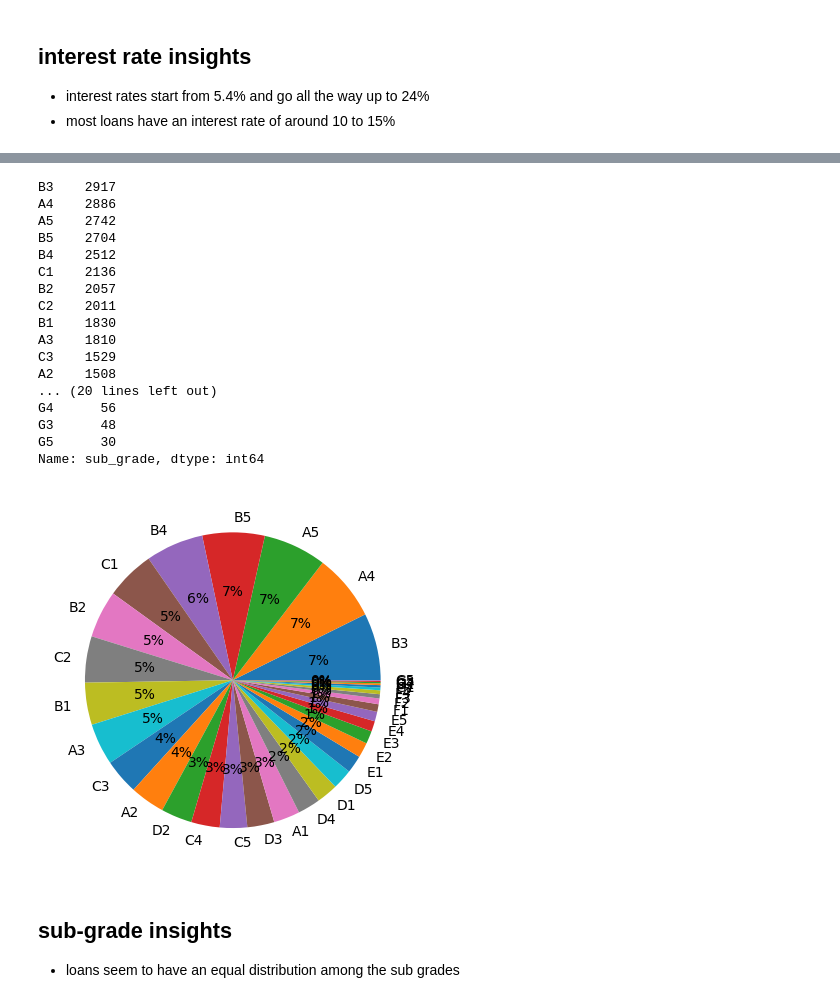
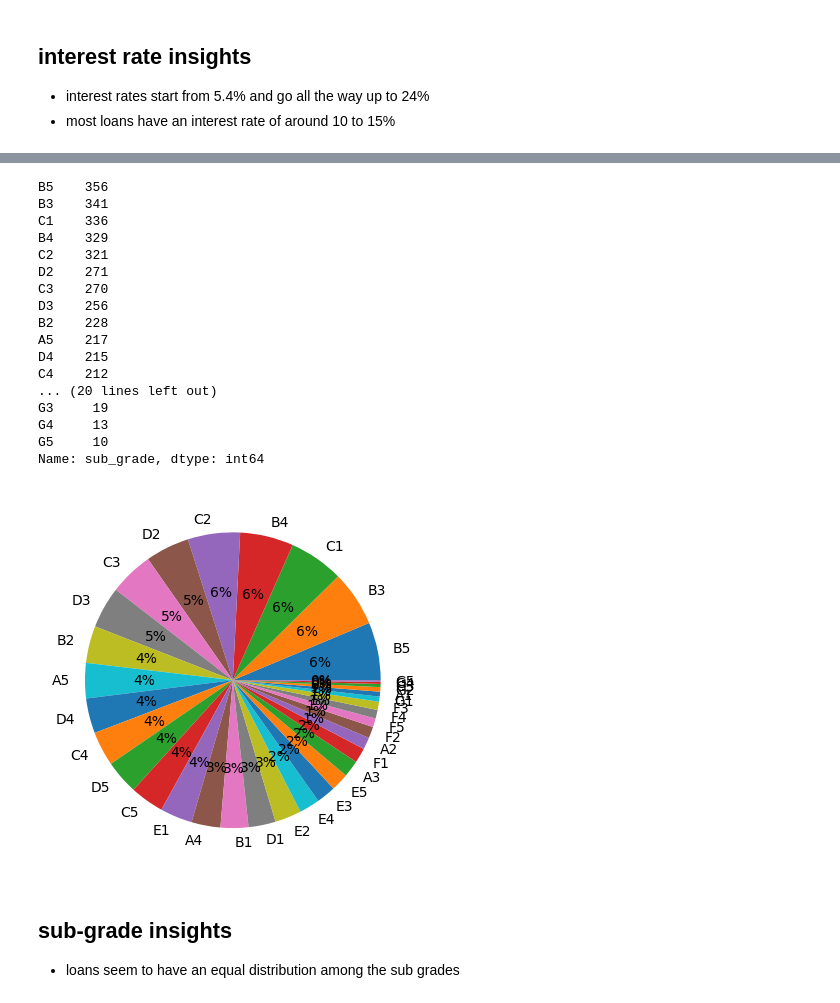
Before and after one commit to udaykirankavaturu/lending-club-case-study, a Jupyter notebook: uday_kiran_kavaturu.ipynb, the cells around one changed output, grey strips where cells are left out. Drawn from its saved outputs; the diff is of its cells as text; code cells hidden in the pictures.

```diff
--- a/uday_kiran_kavaturu.ipynb
+++ b/uday_kiran_kavaturu.ipynb
@@ -336,28 +335,28 @@ sns.displot(data=df, x="sub_grade", kde=True).set_xticklabels(rotation=90)
 # %%
-df['sub_grade'].value_counts()
+charged_off_loans_df['sub_grade'].value_counts()
 # %% [output]
-B3    2917
-A4    2886
-A5    2742
-B5    2704
-B4    2512
-C1    2136
-B2    2057
-C2    2011
-B1    1830
-A3    1810
-C3    1529
-A2    1508
+B5    356
+B3    341
+C1    336
+B4    329
+C2    321
+D2    271
+C3    270
+D3    256
+B2    228
+A5    217
+D4    215
+C4    212
 ... (20 lines left out)
-G4      56
-G3      48
-G5      30
+G3     19
+G4     13
+G5     10
 Name: sub_grade, dtype: int64
 # %%
-sub_grades = df['sub_grade'].value_counts()
+sub_grades = charged_off_loans_df['sub_grade'].value_counts()
 plt.pie(sub_grades,labels=sub_grades.index,autopct="%.0f%%");
 # %% [output]
-[figure, old version]
+[figure, new version]
 # %% [markdown]
 ## sub-grade insights
 - loans seem to have an equal distribution among the sub grades
```
Also changed, not shown: parts of 96 cells of this notebook, 1 other file.
